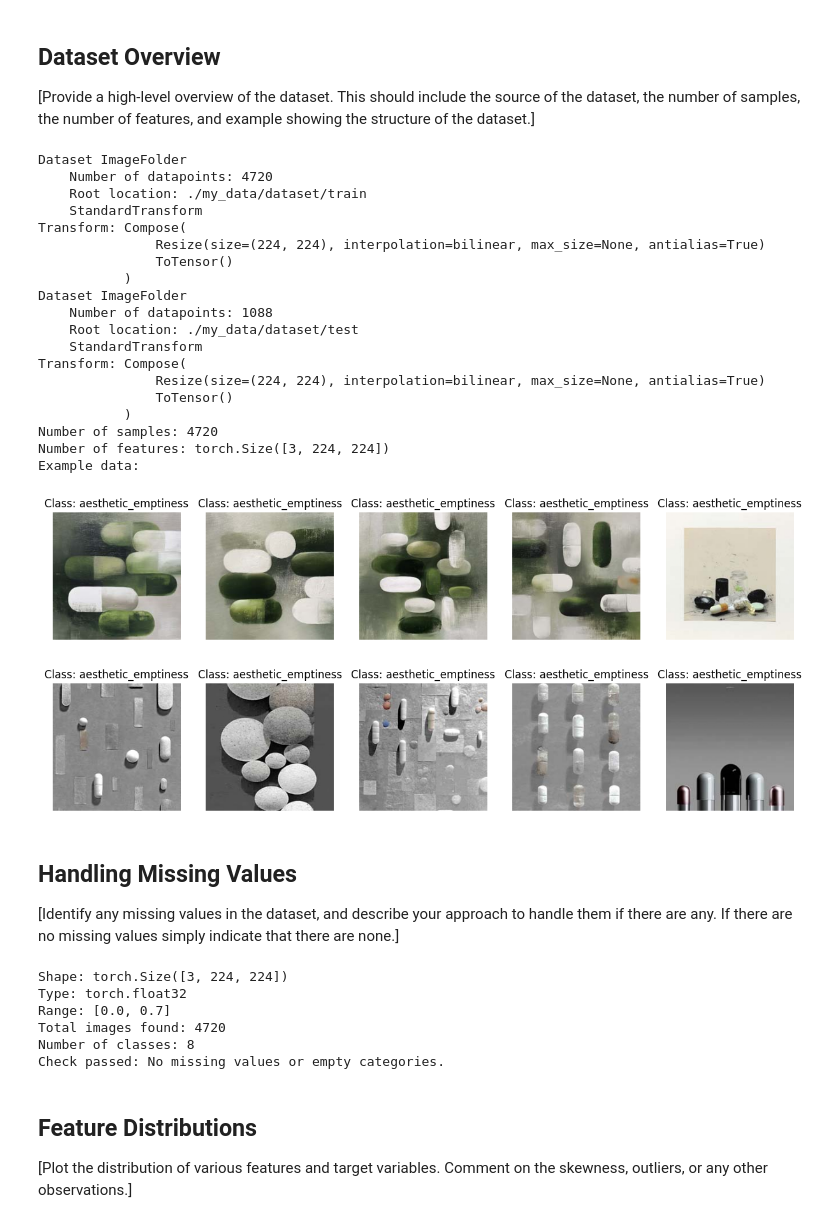
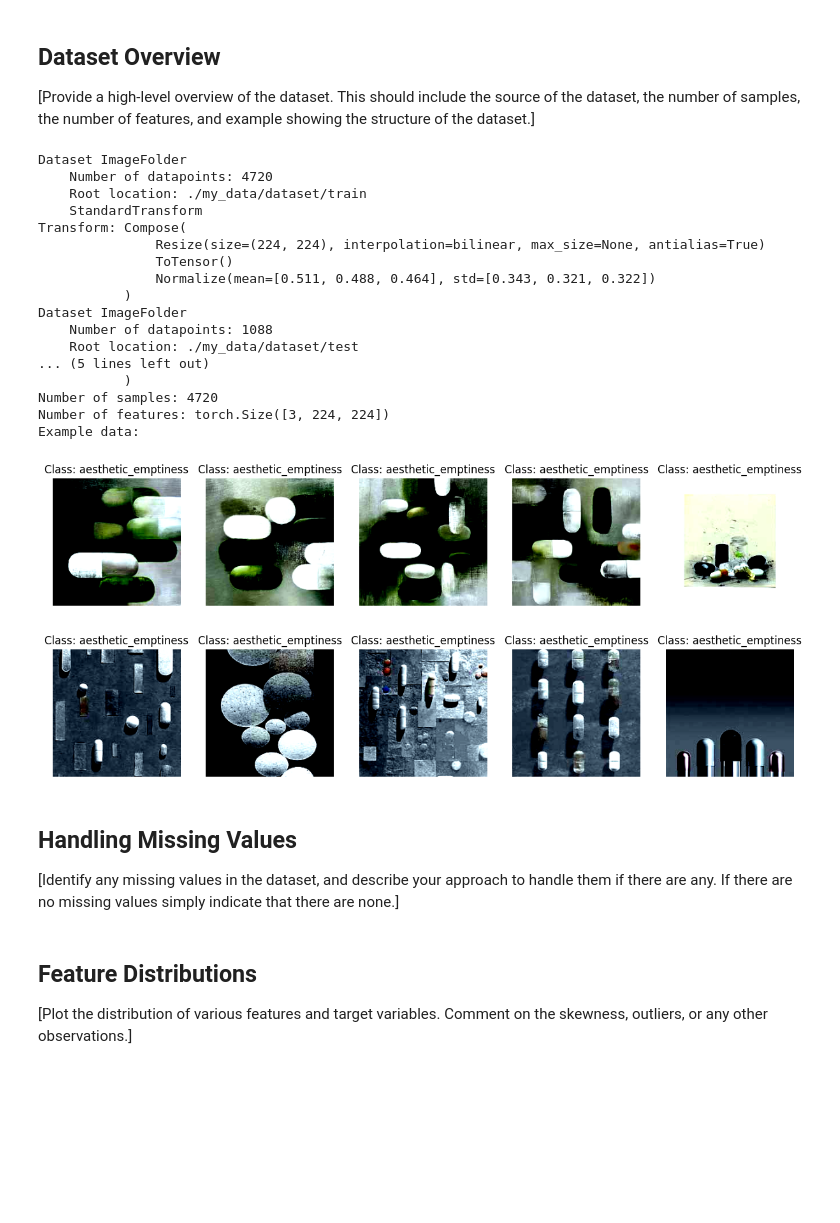
Before and after one commit to dmitryvergeles/aesthetic-emotions-map, a Jupyter notebook: 1_DatasetCharacteristics/exploratory_data_analysis.ipynb, the cells around one changed output. Saved outputs shown, nothing was run; the diff lists cells and outputs as text; code cells hidden in the pictures; blank space fills up the shorter version.

```diff
--- a/1_DatasetCharacteristics/exploratory_data_analysis.ipynb
+++ b/1_DatasetCharacteristics/exploratory_data_analysis.ipynb
@@ -88,9 +88,14 @@ def show_images(dataset, num_images=5):
 # Важно: ImageFolder ожидает, что внутри указанного пути лежат папки с классами.
 # Если 'aesthetic_emptiness' — это один из классов, указывайте путь до папки 'test'
 
+#mean: [0.5111283659934998, 0.48830345273017883, 0.46479079127311707],
+#std: [0.3433663249015808, 0.3207928538322449, 0.32255250215530396]
+
 transform = transforms.Compose([
     transforms.Resize((224, 224)), # Укажите нужный вам размер
     transforms.ToTensor(),
+    transforms.Normalize(mean=[0.511, 0.488, 0.464],
+                         std=[0.343, 0.321, 0.322])
 ])
 
 data_path = './my_data/dataset'
@@ -112,99 +117,41 @@ num_samples = len(my_dataset_train)
 
 # Number of features
 num_features = my_dataset_train[0][0].shape
 
 # Display these dataset characteristics
 print(f"Number of samples: {num_samples}")
 print(f"Number of features: {num_features}")
 
 # Display the first few rows of the dataframe to show the structure
 print("Example data:")
 #print(df.head())
 # Вызываем функцию
 show_images(my_dataset_train)
 show_images(my_dataset_test)
 # %% [output]
 Dataset ImageFolder
     Number of datapoints: 4720
     Root location: ./my_data/dataset/train
     StandardTransform
 Transform: Compose(
                Resize(size=(224, 224), interpolation=bilinear, max_size=None, antialias=True)
                ToTensor()
+               Normalize(mean=[0.511, 0.488, 0.464], std=[0.343, 0.321, 0.322])
            )
 Dataset ImageFolder
     Number of datapoints: 1088
     Root location: ./my_data/dataset/test
-    StandardTransform
-Transform: Compose(
-               Resize(size=(224, 224), interpolation=bilinear, max_size=None, antialias=True)
-               ToTensor()
+... (5 lines left out)
            )
 Number of samples: 4720
 Number of features: torch.Size([3, 224, 224])
 Example data:
-[figure, old version]
+[figure, new version]
-[figure, old version]
+[figure, new version]
 # %% [markdown]
 ## Handling Missing Values
 
 [Identify any missing values in the dataset, and describe your approach to handle them if there are any. If there are no missing values simply indicate that there are none.]
-# %%
-
-
-# Check for missing values
-#missing_values = df.isnull().sum()
-#missing_values
-
-
-
-
-
-#data type
-# sizes
-# normalization
-#mean: [0.5111283659934998, 0.48830345273017883, 0.46479079127311707],
-#std: [0.3433663249015808, 0.3207928538322449, 0.32255250215530396]
-#Augmentation
-
-# Quick sanity check:
-img, label = my_dataset_train[100]
-print(f"Shape: {img.shape}")
-print(f"Type: {img.dtype}")
-print(f"Range: [{img.min():.1f}, {img.max():.1f}]")
-
-
-#Для проверки на «пропуски» при использовании ImageFolder нужно убедиться в двух вещах: что все файлы успешно загрузились и что в
-#каждом классе есть изображения.Вот код, который это проверяет:
-
-# 1. Check total size
-total_images = len(my_dataset_train)
-num_classes = len(my_dataset_train.classes)
-print(f"Total images found: {total_images}")
-print(f"Number of classes: {num_classes}")
-
-
-# 2. Check for empty classes
-from collections import Counter
-
-#Эта строка кода подсчитывает, сколько изображений каждого класса есть в вашем тренировочном датасете.
-#Она помогает понять, сбалансированы ли данные.
-
-label_counts = Counter([label for _, label in my_dataset_train.imgs])
-
-
-# 3. Final Check
-if total_images > 0 and len(label_counts) == num_classes:
-    print("Check passed: No missing values or empty categories.")
-else:
-    print("Warning: Potential missing data detected.")
-# %% [output]
-Shape: torch.Size([3, 224, 224])
-Type: torch.float32
-Range: [0.0, 0.7]
-Total images found: 4720
-Number of classes: 8
-Check passed: No missing values or empty categories.
 # %%
 # Handling missing values
 # Example: Replacing NaN values with the mean value of the column
```
Also changed, not shown: parts of 3 cells of this notebook.
